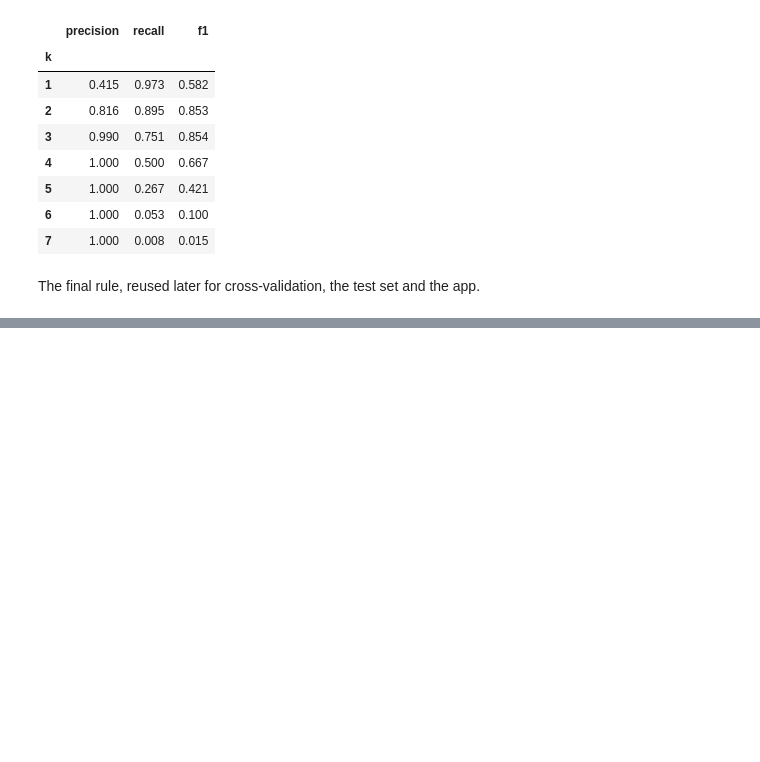
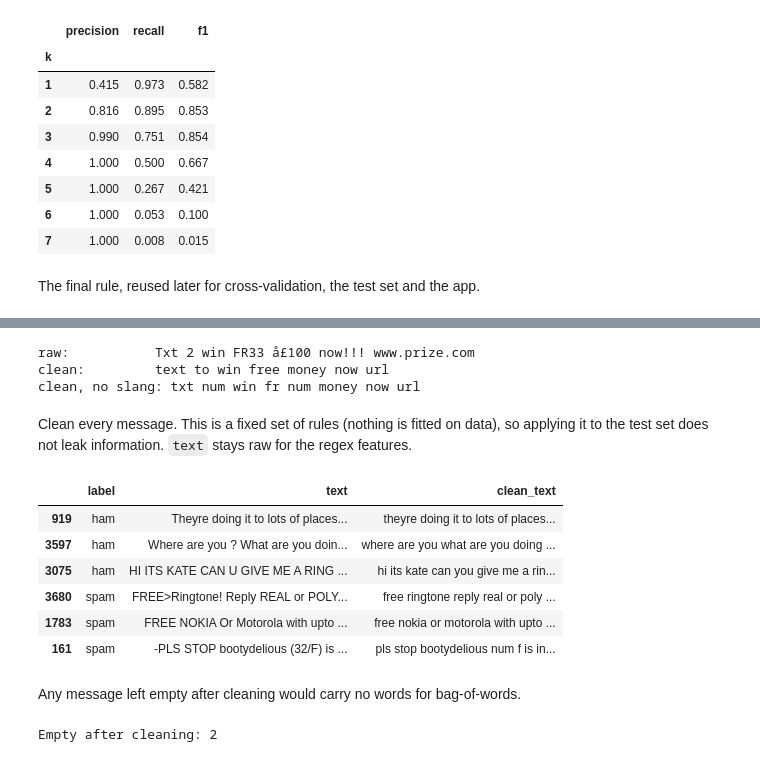
Before and after one commit to imadmurr/sms-spam-detector, a Jupyter notebook: sms_spam_detector.ipynb, the cells around one changed output, grey strips where cells are left out. Drawn from its saved outputs; the diff is of its cells as text; code cells hidden in the pictures; blank space fills up the shorter version.

Commit message:
Add text cleaning and slang map (FR-3, FR-4); fix cleaning order in specs

```diff
--- a/sms_spam_detector.ipynb
+++ b/sms_spam_detector.ipynb
@@ -206,0 +218,32 @@ def model0_predict(features: pd.DataFrame, k: int = K_BEST) -> np.ndarray:
+# %%
+from features import clean_text
+
+example = "Txt 2 win FR33 å£100 now!!! www.prize.com"
+print("raw:          ", example)
+print("clean:        ", clean_text(example))
+print("clean, no slang:", clean_text(example, slang=False))
+# %% [output]
+raw:           Txt 2 win FR33 å£100 now!!! www.prize.com
+clean:         text to win free money now url
+clean, no slang: txt num win fr num money now url
+# %% [markdown]
+Clean every message. This is a fixed set of rules (nothing is fitted on data), so applying it to the test set does not leak information. `text` stays raw for the regex features.
+# %%
+for part in (df, train, test):
+    part["clean_text"] = part["text"].map(clean_text)
+
+train.groupby("label").sample(3, random_state=RANDOM_STATE)[["label", "text", "clean_text"]]
+# %% [output]
+|  | label | text | clean_text |
+| 919 | ham | Theyre doing it to lots of places... | theyre doing it to lots of places... |
+| 3597 | ham | Where are you ? What are you doin... | where are you what are you doing ... |
+| 3075 | ham | HI ITS KATE CAN U GIVE ME A RING ... | hi its kate can you give me a rin... |
+| 3680 | spam | FREE>Ringtone! Reply REAL or POLY... | free ringtone reply real or poly ... |
+| 1783 | spam | FREE NOKIA Or Motorola with upto ... | free nokia or motorola with upto ... |
+| 161 | spam | -PLS STOP bootydelious (32/F) is ... | pls stop bootydelious num f is in... |
+# %% [markdown]
+Any message left empty after cleaning would carry no words for bag-of-words.
+# %%
+print("Empty after cleaning:", (df["clean_text"] == "").sum())
+# %% [output]
+Empty after cleaning: 2
```
Also changed, not shown: parts of 1 cell of this notebook, 2 other files.
